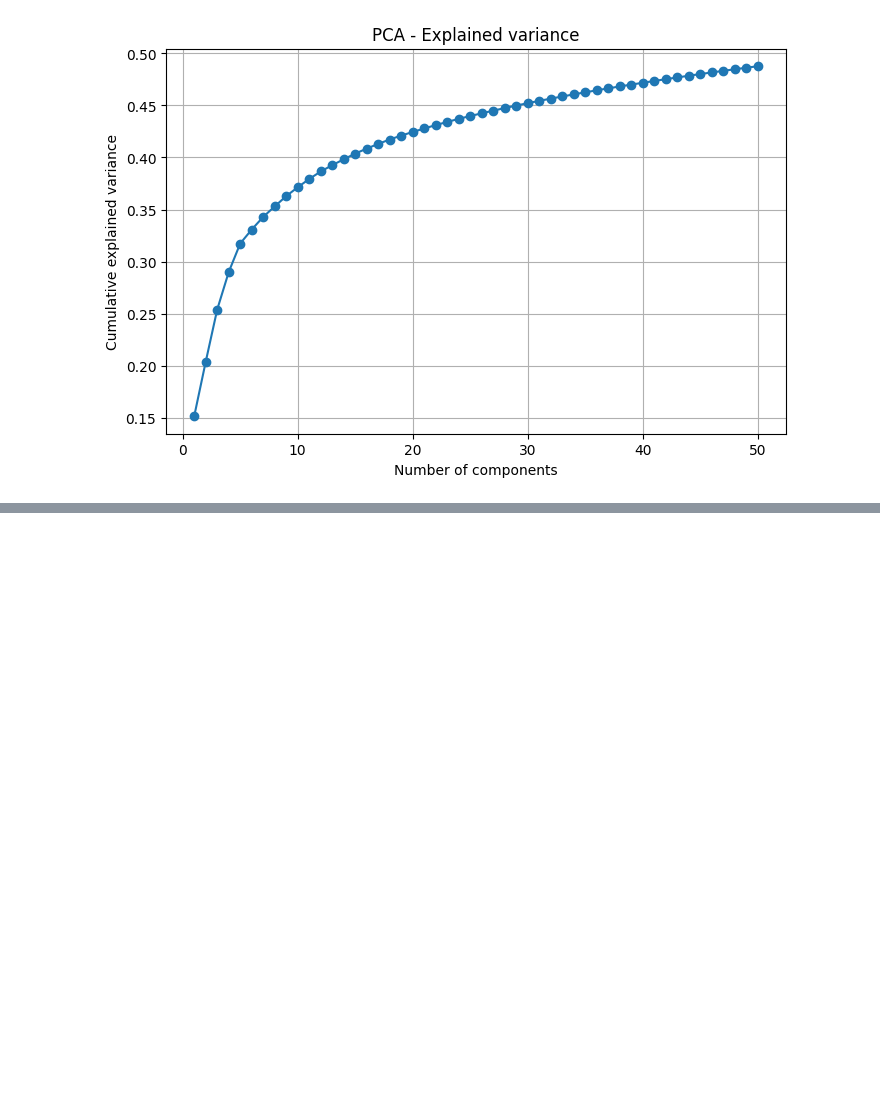
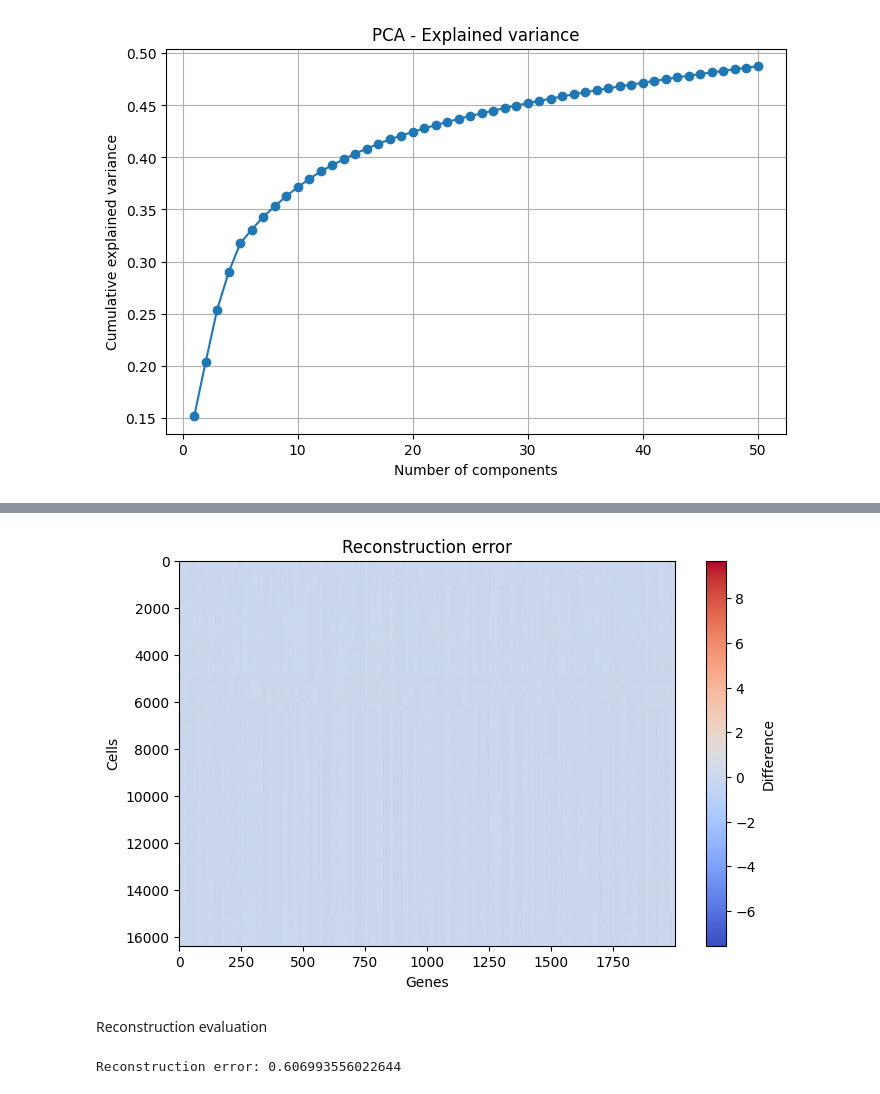
Before and after one commit to Simonn18/projet_DEA, a Jupyter notebook: Scripts/3-PCA.ipynb, the cells around one changed output, grey strips where cells are left out. Drawn from its saved outputs; the diff is of its cells as text; code cells hidden in the pictures; blank space fills up the shorter version.

```diff
--- a/Scripts/3-PCA.ipynb
+++ b/Scripts/3-PCA.ipynb
@@ -94,0 +133,23 @@ plt.show()
+# %%
+plt.figure(figsize=(8, 5))
+
+plt.imshow(X - X_reconstructed, aspect="auto", cmap="coolwarm")
+plt.colorbar(label="Difference")
+
+plt.xlabel("Genes")
+plt.ylabel("Cells")
+plt.title("Reconstruction error")
+
+plt.show()
+# %% [output]
+[figure, added]
+# %% [markdown]
+Reconstruction evaluation
+# %%
+from sklearn.metrics import mean_squared_error
+
+mse = mean_squared_error(X, X_reconstructed)
+
+print("Reconstruction error:", mse)
+# %% [output]
+Reconstruction error: 0.606993556022644
```
Also changed, not shown: parts of 9 cells of this notebook, 1 other file.
